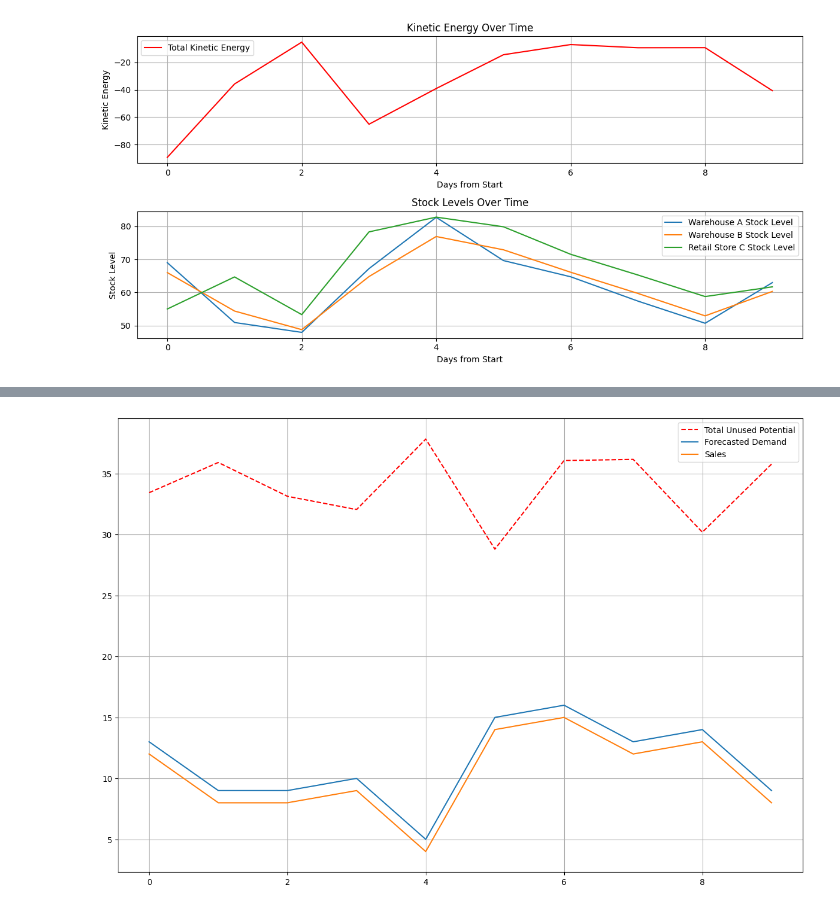
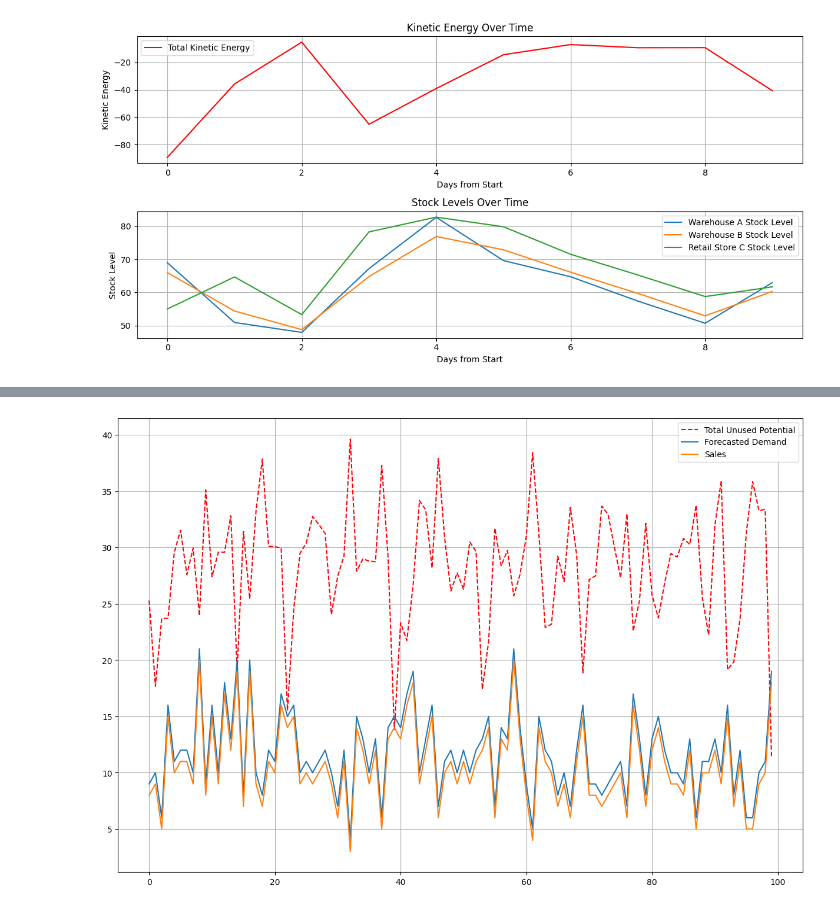
Before and after one commit to yusufprasetyo25/supplyseer, a Jupyter notebook: src/supplyseer/experimental/exotic_supplychain/sc-network.ipynb, the cells around one changed output, grey strips where cells are left out. Cells and saved outputs as stored; diff of their text form; code cells hidden in the pictures.

```diff
--- a/src/supplyseer/experimental/exotic_supplychain/sc-network.ipynb
+++ b/src/supplyseer/experimental/exotic_supplychain/sc-network.ipynb
@@ -473,6 +628,8 @@ class SupplyChainNetwork2:
         plt.tight_layout()
         plt.show()
 # %%
-forecasted_demand = np.random.poisson(12, size=10)
+forecasted_demand = np.random.poisson(12, size=100)
+forecasted_demand2 = np.random.poisson(15, size=100)
+forecasted_demand3 = np.random.poisson(15, size=100)
 forecasted_demand
 # %% [output]
@@ -579,14 +777,14 @@ store_df
 # %%
 plt.figure(figsize=(15,10))
 
-plt.plot(range(len(store_df)), store_df["unused_potential"], label="Total Unused Potential", linestyle="--", color="r")
-plt.plot(range(len(store_df)), store_df["forecast_demand"], label="Forecasted Demand")
-plt.plot(range(len(store_df)), store_df["actual_sales"], label="Sales")
+plt.plot(range(len(store_df)), store_df["Store A_unused"], label="Total Unused Potential", linestyle="--", color="r")
+plt.plot(range(len(store_df)), store_df["Store A_forecast"], label="Forecasted Demand")
+plt.plot(range(len(store_df)), store_df["Store A_sales"], label="Sales")
 
 plt.legend()
 plt.grid(True)
 # %% [output]
-[figure, old version]
+[figure, new version]
 # %%
 plt.figure(figsize=(15, 10))
 
```
Also changed, not shown: parts of 18 cells of this notebook.
